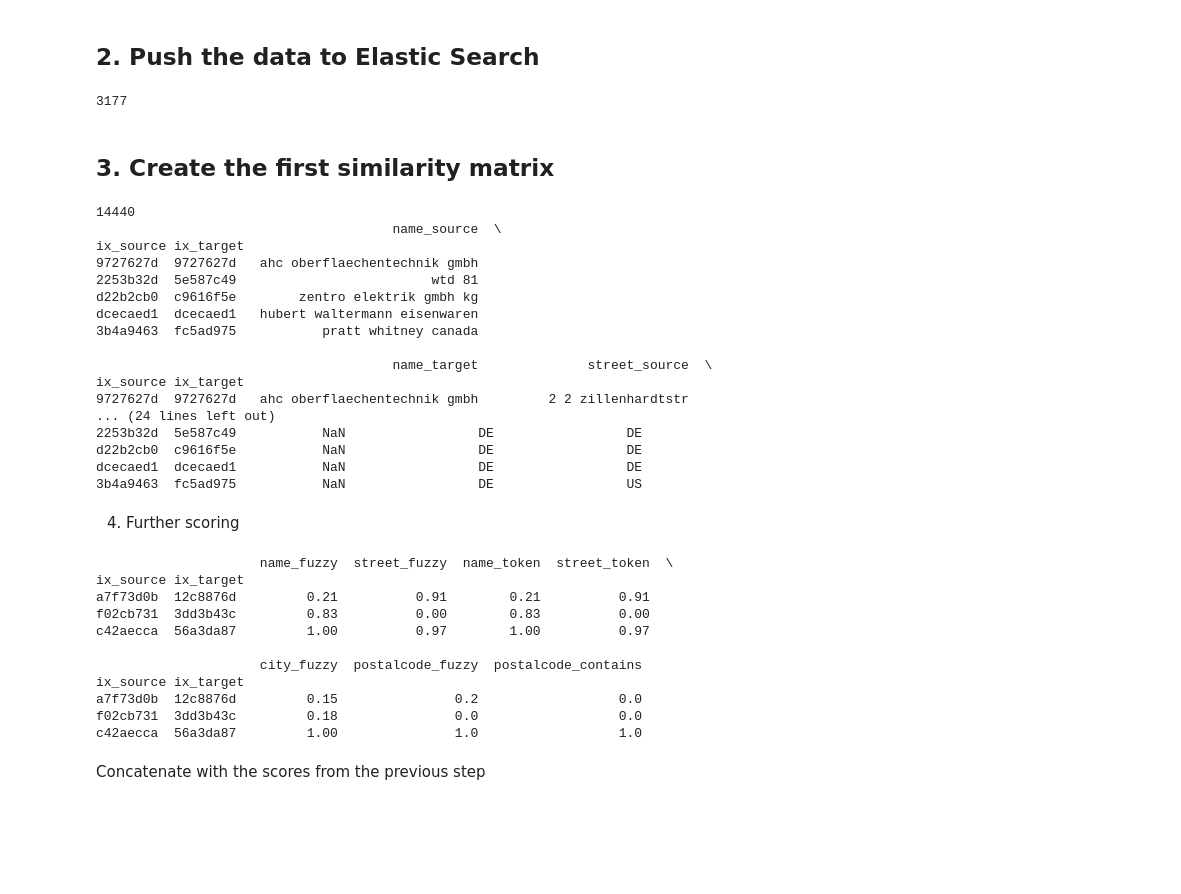
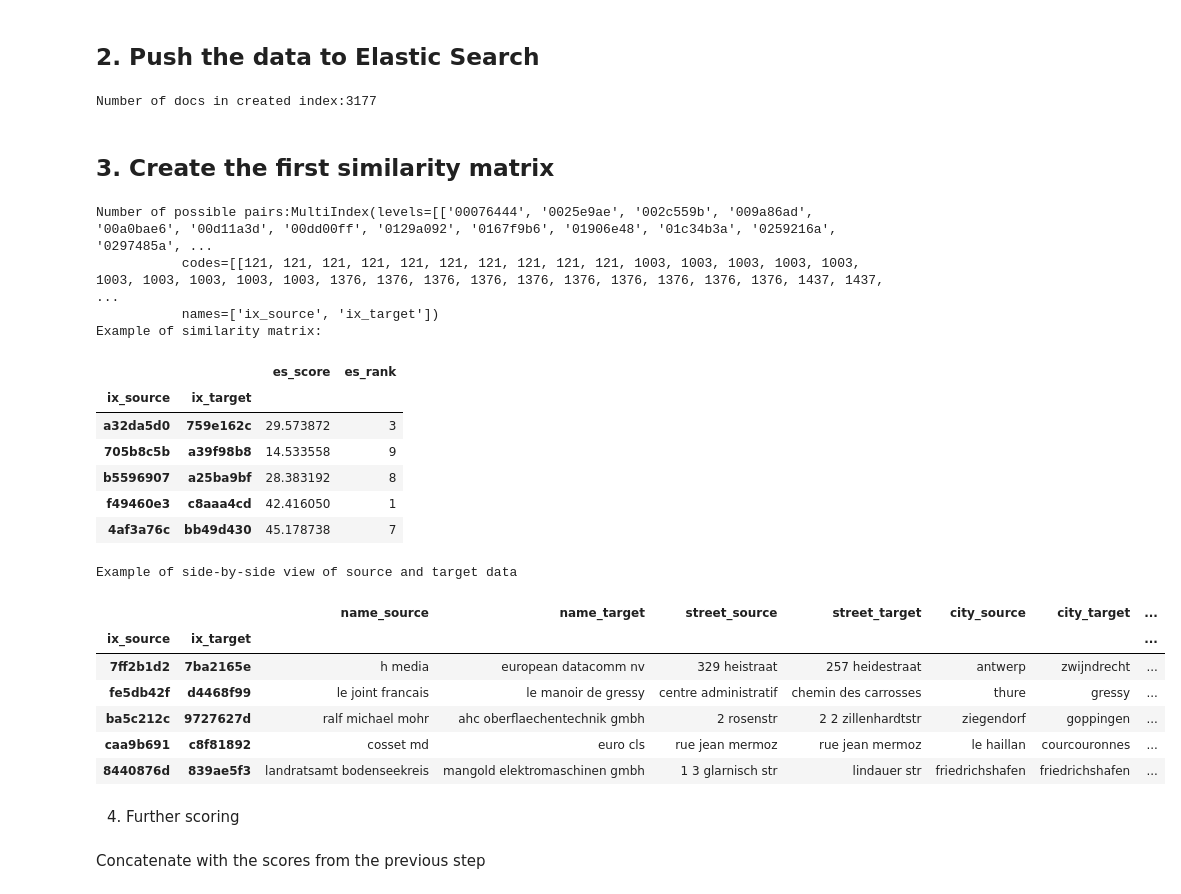
Before and after one commit to ogierpaul/suricate, a Jupyter notebook: tutorial/5-With ElasticSearch.ipynb, the cells around one changed output. Cells and saved outputs as stored; diff of their text form; code cells hidden in the pictures; blank space fills up the shorter version.

```diff
--- a/tutorial/5-With ElasticSearch.ipynb
+++ b/tutorial/5-With ElasticSearch.ipynb
@@ -49,0 +15,4 @@ df_target = prepare_target(df_target_raw)
+# %%
+df_source = getsource(nrows=None)
+print('Number of rows in source data:{}'.format(df_source.shape[0]))
+df_source.sample(5)
@@ -87,9 +77,9 @@ if True:
 
 catcount = esclient.count(index=es_indice)['count']
 assert catcount == df_target.shape[0]
-print(catcount)
+print('Number of docs in created index:{}'.format(catcount))
 # %% [output]
-3177
+Number of docs in created index:3177
 # %% [markdown]
 ## 3. Create the first similarity matrix
 # %%
@@ -123,28 +113,35 @@ escon = EsConnector(
     size=10
 )
 Xst = escon.fit_transform(X=df_source)
-ix = Xst.index
-Xsbs = escon.getsbs(X=df_source, on_ix=ix)
-print(Xsbs.shape[0])
-print(Xsbs.sample(5))
+ix_con = Xst.index
+print('Number of possible pairs:{}'.format(ix_con))
+print('Example of similarity matrix:')
+Xst.sample(5)
 # %% [output]
-14440
-                                      name_source  \
-ix_source ix_target
-9727627d  9727627d   ahc oberflaechentechnik gmbh
-2253b32d  5e587c49                         wtd 81
-d22b2cb0  c9616f5e        zentro elektrik gmbh kg
-dcecaed1  dcecaed1   hubert waltermann eisenwaren
-3b4a9463  fc5ad975           pratt whitney canada
-
-                                      name_target              street_source  \
-ix_source ix_target
-9727627d  9727627d   ahc oberflaechentechnik gmbh         2 2 zillenhardtstr
-... (24 lines left out)
-2253b32d  5e587c49           NaN                 DE                 DE
-d22b2cb0  c9616f5e           NaN                 DE                 DE
-dcecaed1  dcecaed1           NaN                 DE                 DE
-3b4a9463  fc5ad975           NaN                 DE                 US
+Number of possible pairs:MultiIndex(levels=[['00076444', '0025e9ae', '002c559b', '009a86ad', '00a0bae6', '00d11a3d', '00dd00ff', '0129a092', '0167f9b6', '01906e48', '01c34b3a', '0259216a', '0297485a', ...
+           codes=[[121, 121, 121, 121, 121, 121, 121, 121, 121, 121, 1003, 1003, 1003, 1003, 1003, 1003, 1003, 1003, 1003, 1003, 1376, 1376, 1376, 1376, 1376, 1376, 1376, 1376, 1376, 1376, 1437, 1437, ...
+           names=['ix_source', 'ix_target'])
+Example of similarity matrix:
+|  |  | es_score | es_rank |
+| ix_source | ix_target |  |  |
+| a32da5d0 | 759e162c | 29.573872 | 3 |
+| 705b8c5b | a39f98b8 | 14.533558 | 9 |
+| b5596907 | a25ba9bf | 28.383192 | 8 |
+| f49460e3 | c8aaa4cd | 42.416050 | 1 |
+| 4af3a76c | bb49d430 | 45.178738 | 7 |
+# %%
+Xsbs = escon.getsbs(X=df_source, on_ix=ix_con)
+print('Example of side-by-side view of source and target data')
+Xsbs.sample(5)
+# %% [output]
+Example of side-by-side view of source and target data
+|  |  | name_source | name_target | street_source | street_target | city_source | city_target | ... |
+| ix_source | ix_target |  |  |  |  |  |  | ... |
+| 7ff2b1d2 | 7ba2165e | h media | european datacomm nv | 329 heistraat | 257 heidestraat | antwerp | zwijndrecht | ... |
+| fe5db42f | d4468f99 | le joint francais | le manoir de gressy | centre administratif | chemin des carrosses | thure | gressy | ... |
+| ba5c212c | 9727627d | ralf michael mohr | ahc oberflaechentechnik gmbh | 2 rosenstr | 2 2 zillenhardtstr | ziegendorf | goppingen | ... |
+| caa9b691 | c8f81892 | cosset md | euro cls | rue jean mermoz | rue jean mermoz | le haillan | courcouronnes | ... |
+| 8440876d | 839ae5f3 | landratsamt bodenseekreis | mangold elektromaschinen gmbh | 1 3 glarnisch str | lindauer str | friedrichshafen | friedrichshafen | ... |
 # %% [markdown]
 4. Further scoring
 # %%
@@ -163,22 +160,11 @@ _sbs_score_list = [
 scorer_sbs = FeatureUnion(transformer_list=_sbs_score_list)
 Xscores = pd.DataFrame(
     data=scorer_sbs.fit_transform(X=Xsbs),
-    index=Xsbs.index,
+    index=ix_con,
     columns=[c[0] for c in _sbs_score_list]
 )
-print(Xscores.sample(3))
+print('Additional scores')
+Xscores.sample(3)
-# %% [output]
-                     name_fuzzy  street_fuzzy  name_token  street_token  \
-ix_source ix_target
-a7f73d0b  12c8876d         0.21          0.91        0.21          0.91
-f02cb731  3dd3b43c         0.83          0.00        0.83          0.00
-c42aecca  56a3da87         1.00          0.97        1.00          0.97
-
-                     city_fuzzy  postalcode_fuzzy  postalcode_contains
-ix_source ix_target
-a7f73d0b  12c8876d         0.15               0.2                  0.0
-f02cb731  3dd3b43c         0.18               0.0                  0.0
-c42aecca  56a3da87         1.00               1.0                  1.0
 # %% [markdown]
 Concatenate with the scores from the previous step
 # %%
```
Also changed, not shown: parts of 12 cells of this notebook.
